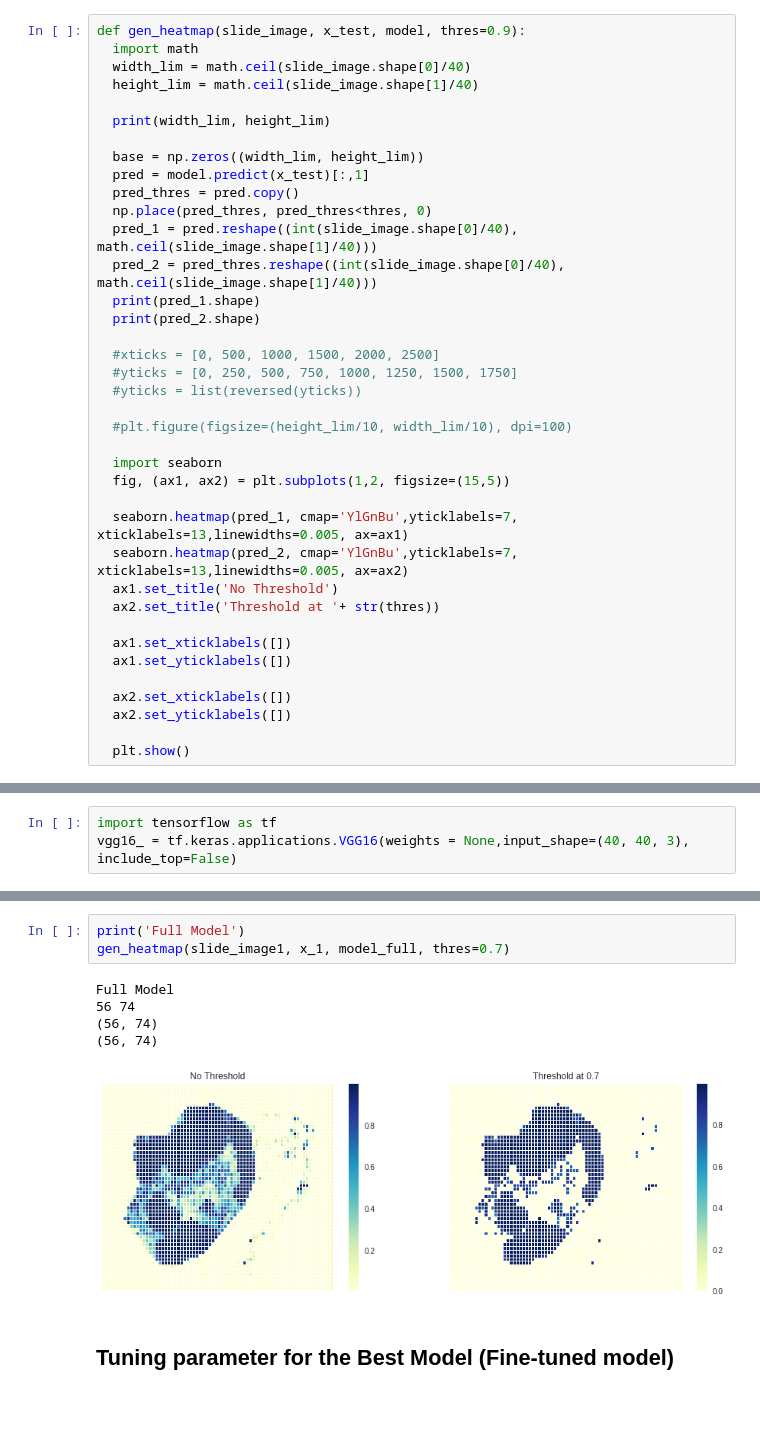
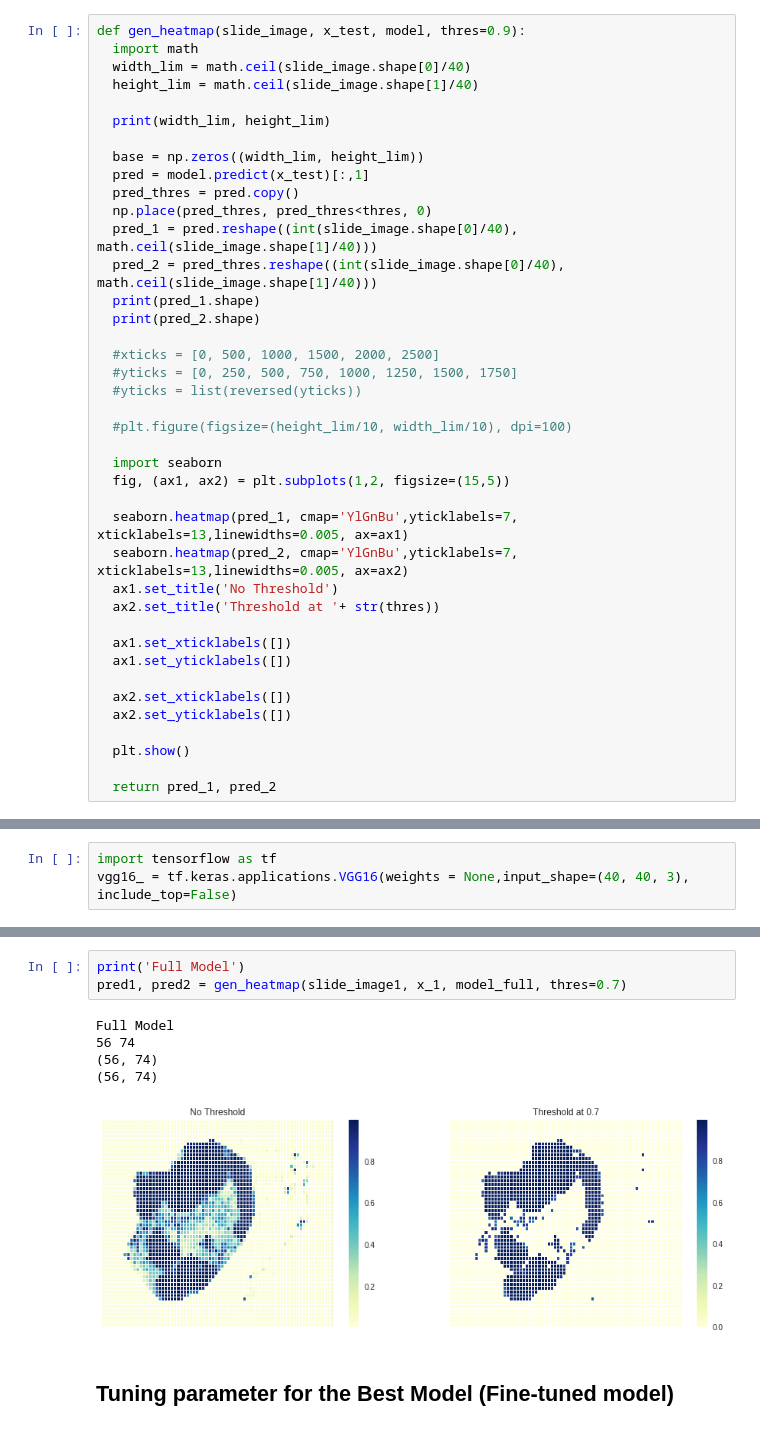
Before and after one commit to chding12/adl-project, a Jupyter notebook: single_slide_consolidated_v2.ipynb, the cells around one changed output, grey strips where cells are left out. Drawn from its saved outputs; the diff is of its cells as text.

```diff
--- a/single_slide_consolidated_v2.ipynb
+++ b/single_slide_consolidated_v2.ipynb
@@ -325,6 +325,8 @@ def gen_heatmap(slide_image, x_test, model, thres=0.9):
   ax2.set_yticklabels([])
 
   plt.show()
+
+  return pred_1, pred_2
 # %% [markdown]
 ## Generating Training set (discarding non-tissue regions)
 # %%
@@ -864,12 +863,12 @@ Confusion Matrix:
 # %%
 print('Full Model')
-gen_heatmap(slide_image1, x_1, model_full, thres=0.7)
+pred1, pred2 = gen_heatmap(slide_image1, x_1, model_full, thres=0.7)
 # %% [output]
 Full Model
 56 74
 (56, 74)
 (56, 74)
-[figure, old version]
+[figure, new version]
 # %% [markdown]
 ## Tuning parameter for the Best Model (Fine-tuned model)
 # %%
```
Also changed, not shown: parts of 32 cells of this notebook.
